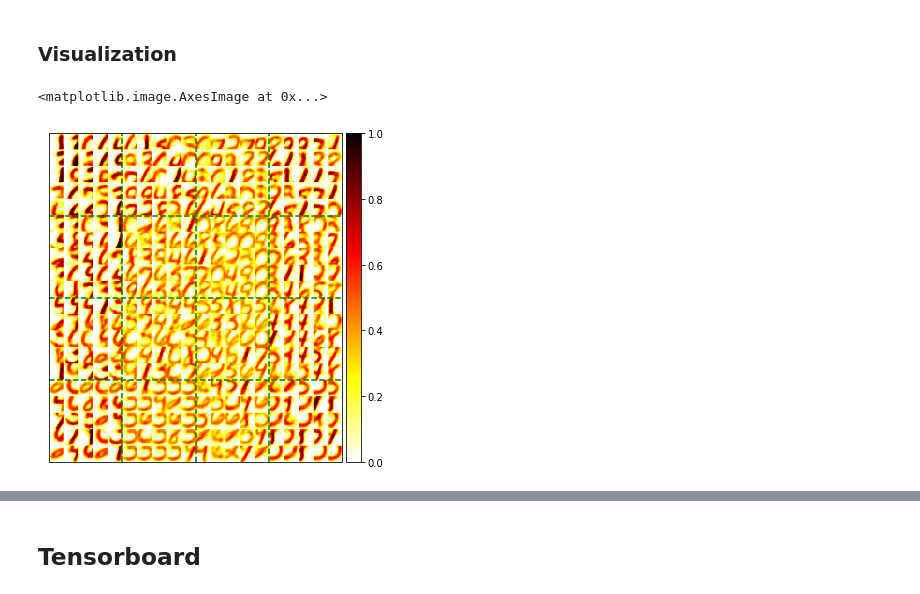
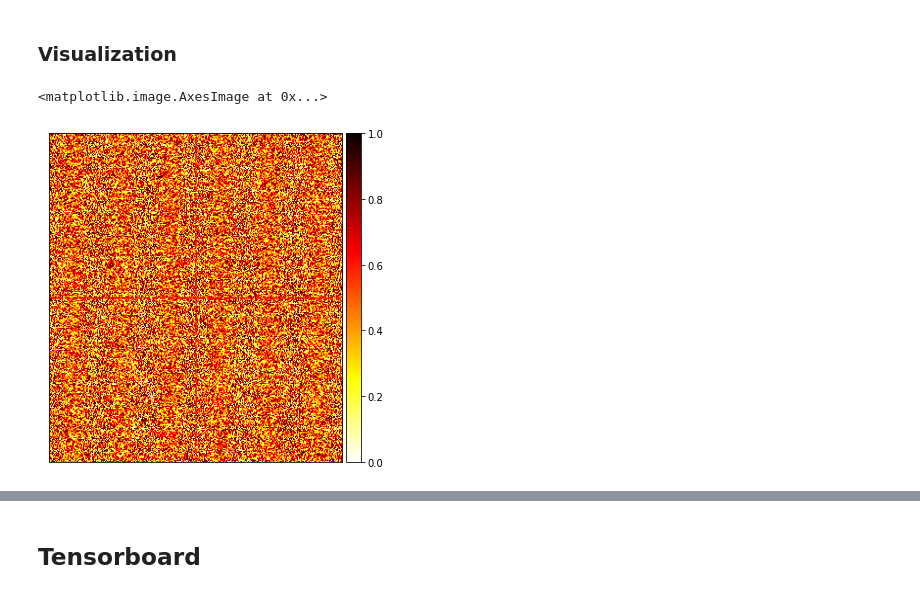
Before and after one commit to Singular-Brain/DeepBioLCNet, a Jupyter notebook: UnsupervisedDeep.ipynb, the cells around one changed output, grey strips where cells are left out. Cells and saved outputs as stored; diff of their text form; code cells hidden in the pictures.

Commit message:
Add deepmind's lateral inh

```diff
--- a/UnsupervisedDeep.ipynb
+++ b/UnsupervisedDeep.ipynb
@@ -749,9 +769,9 @@ train_hparams = {
 
 network_hparams = {
     # net structure
-    'channels': [10, 20],
-    'filters': [3,2],
-    'strides': [1,2],
+    'channels': [100],
+    'filters': [15],
+    'strides': [4],
     'input_channels': 1,
     # time & Phase
     'time': 250,
@@ -772,6 +792,8 @@ network_hparams = {
     # Inhibition
     'nu_inh_LC': 0.0,
     'inh_LC': True,
+    'inh_LC_type': 'lateral',
+    'alpha': 10,
     'inh_factor_LC': 100,
     # Normalization
     'norm_factor_LC': None,
@@ -811,10 +834,10 @@ KeyboardInterrupt:
 # %% [markdown]
 ### Visualization
 # %%
-plot_locally_connected_weights_meh(net.connections[('input', 'main1')].w,25,1,0,22,13,4)
+plot_locally_connected_weights_meh(net.connections[('layer0', 'layer1')].w,100,1,0,22,15,2)
 # %% [output]
 <matplotlib.image.AxesImage at 0x...>
-[figure, old version]
+[figure, new version]
 # %%
 dataloader_iterator = iter(dataloader)
 for i in range(10):
```
Also changed, not shown: parts of 7 cells of this notebook.
